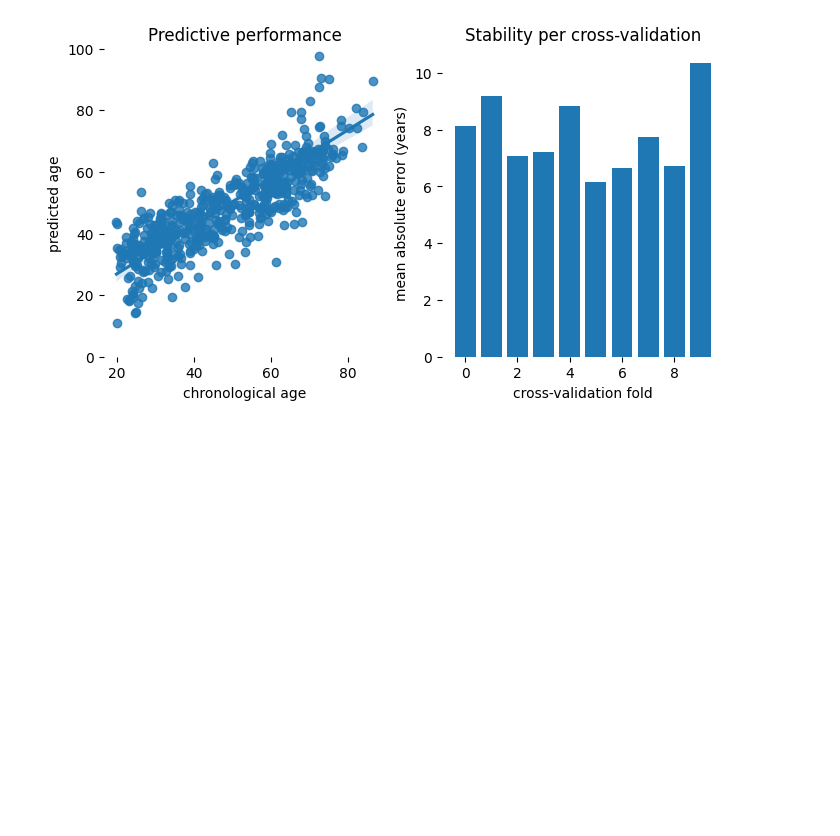
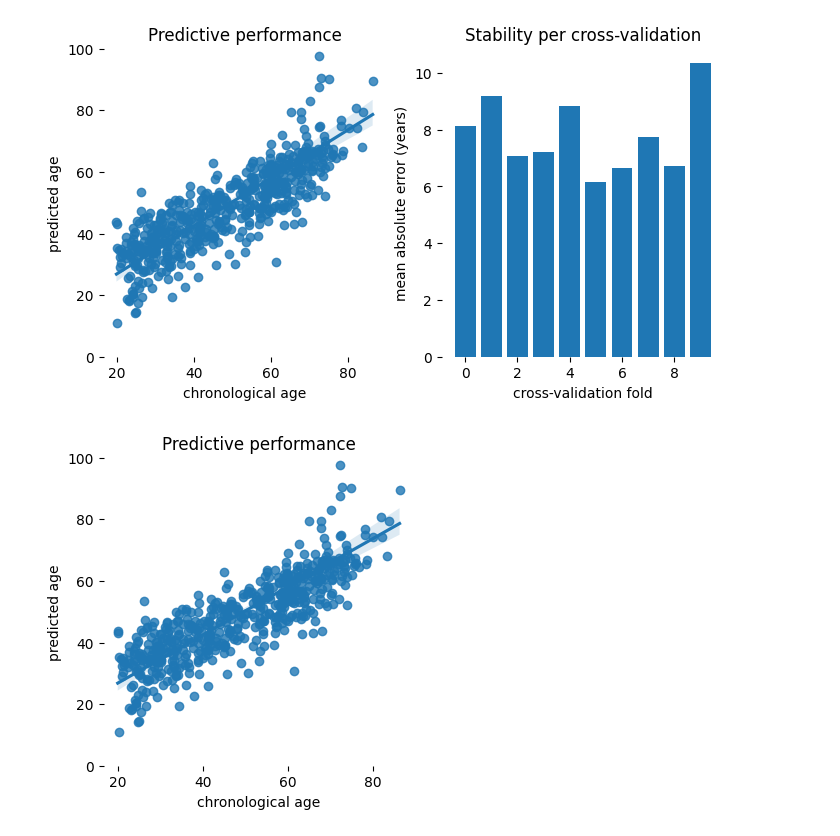
Before and after one commit to rkotikalapudi/brainAGE, a Jupyter notebook: brainAge.ipynb, the cells around one changed output. Saved outputs shown, nothing was run; the diff lists cells and outputs as text; code cells hidden in the pictures; blank space fills up the shorter version.

```diff
--- a/brainAge.ipynb
+++ b/brainAge.ipynb
@@ -178,3 +178,17 @@ ax2.set_title('Stability per cross-validation')
 # %% [output]
 Text(0.5, 1.0, 'Stability per cross-validation')
 [figure]
+# %%
+fig, ax1= plt.subplots(figsize=(4,4))
+sns.regplot(x = y, y = pred, ax=ax1)
+ax1.set_ylim([0,100])
+ax1.spines['top'].set_visible(False)
+ax1.spines['bottom'].set_visible(False)
+ax1.spines['left'].set_visible(False)
+ax1.spines['right'].set_visible(False)
+ax1.set_xlabel('chronological age')
+ax1.set_ylabel('predicted age')
+ax1.set_title('Predictive performance')
+plt.savefig('performance.jpeg', dpi= 1200)
+# %% [output]
+[figure, added]
```
Also changed, not shown: 1 other file.
